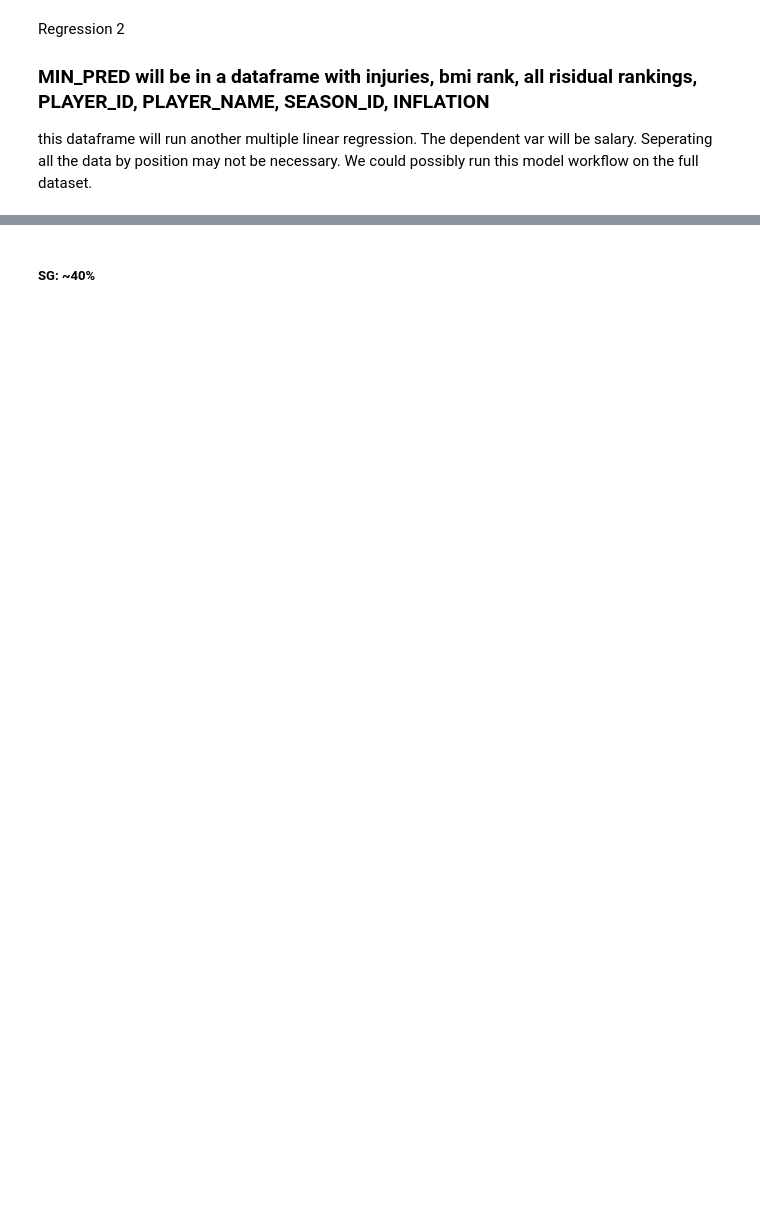
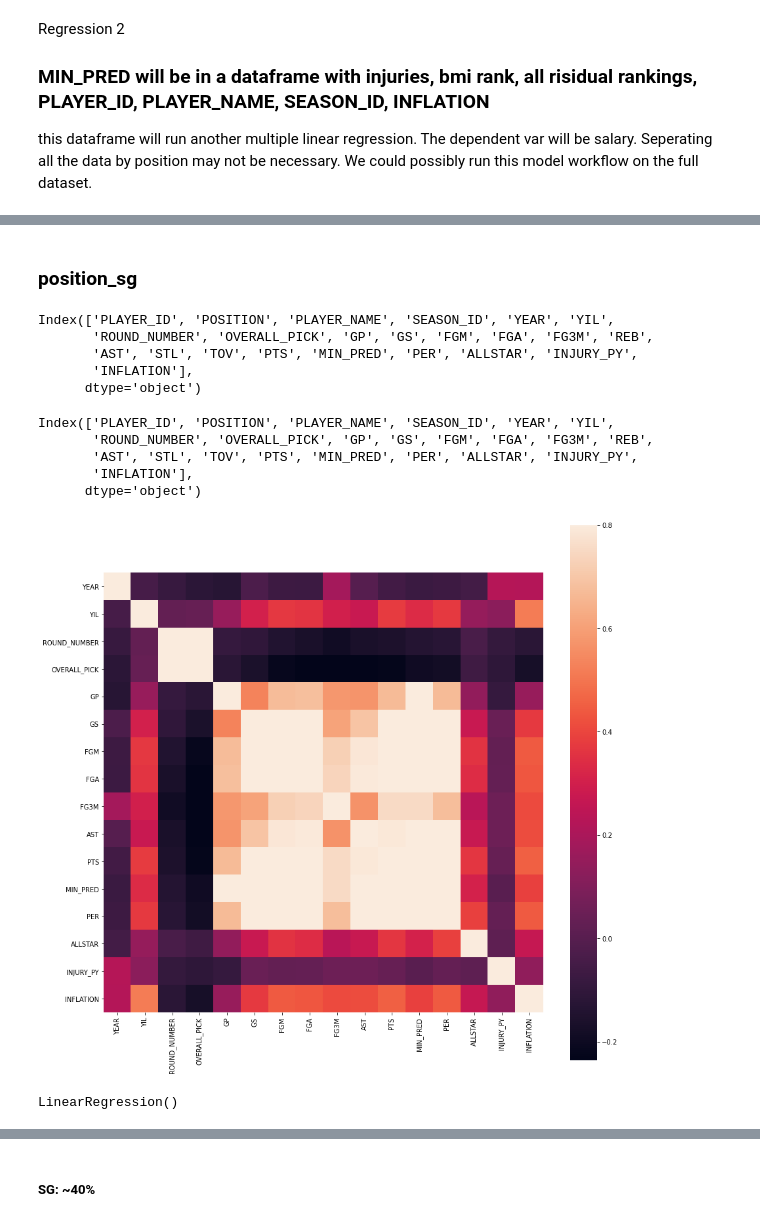
Before and after one commit to Fabiola-C14/Final-Project-NBA-Analysis, a Jupyter notebook: group_files/cpompa/notebooks/nba-ml-multi-linear-regression.ipynb, the cells around one changed output, grey strips where cells are left out. Saved outputs shown, nothing was run; the diff lists cells and outputs as text; code cells hidden in the pictures; blank space fills up the shorter version.

```diff
--- a/group_files/cpompa/notebooks/nba-ml-multi-linear-regression.ipynb
+++ b/group_files/cpompa/notebooks/nba-ml-multi-linear-regression.ipynb
@@ -199,0 +459,48 @@ default_rank = default_rank.sort_values(by="PIE", ascending=False)
+# %% [markdown]
+### position_sg
+# %%
+default_rank.columns
+# %% [output]
+Index(['PLAYER_ID', 'POSITION', 'PLAYER_NAME', 'SEASON_ID', 'YEAR', 'YIL',
+       'ROUND_NUMBER', 'OVERALL_PICK', 'GP', 'GS', 'FGM', 'FGA', 'FG3M', 'REB',
+       'AST', 'STL', 'TOV', 'PTS', 'MIN_PRED', 'PER', 'ALLSTAR', 'INJURY_PY',
+       'INFLATION'],
+      dtype='object')
+# %%
+position_sg.columns
+# %% [output]
+Index(['PLAYER_ID', 'POSITION', 'PLAYER_NAME', 'SEASON_ID', 'YEAR', 'YIL',
+       'ROUND_NUMBER', 'OVERALL_PICK', 'GP', 'GS', 'FGM', 'FGA', 'FG3M', 'REB',
+       'AST', 'STL', 'TOV', 'PTS', 'MIN_PRED', 'PER', 'ALLSTAR', 'INJURY_PY',
+       'INFLATION'],
+      dtype='object')
+# %%
+position_sg = position_sg[['PLAYER_ID', 'POSITION', 'PLAYER_NAME', 'SEASON_ID', 'YEAR', 'YIL',
+       'ROUND_NUMBER', 'OVERALL_PICK', 'GP', 'GS', 'FGM', 'FGA', 'FG3M',
+       'AST', 'PTS', 'MIN_PRED', 'PER', 'ALLSTAR', 'INJURY_PY',
+       'INFLATION']]
+
+
+### Position SG
+dataset_sg = position_sg.dropna(thresh=3)
+
+# 5 YIL projection on players without 5 years in the league
+dataset_test_yil = position_sg.dropna(thresh=3).copy()
+dataset_test_yil.iloc[:, 5] = 5
+x_test_yil = dataset_test_yil.iloc[:, 5:-1].values
+
+## Multiple Linear Regressions
+X = dataset_sg.iloc[:, 5:-1].values
+y = dataset_sg.iloc[:, -1].values
+# %%
+## Check correlation to features
+train_data = dataset_sg.iloc[:, 4:]
+# train_data['INFLATION'] = y
+
+C_mat = train_data.corr()
+fig = plt.figure(figsize = (15,15))
+
+sb.heatmap(C_mat, vmax = .8, square = True)
+plt.show()
+# %% [output]
+[figure, added]
@@ -199,0 +511,7 @@ default_rank = default_rank.sort_values(by="PIE", ascending=False)
+# %%
+## Training the Multiple Linear Regression model on the Training set
+from sklearn.linear_model import LinearRegression
+regressor_sg = LinearRegression()
+regressor_sg.fit(X_train, y_train)
+# %% [output]
+LinearRegression()
```
Also changed, not shown: parts of 80 cells of this notebook, 27 other files.
